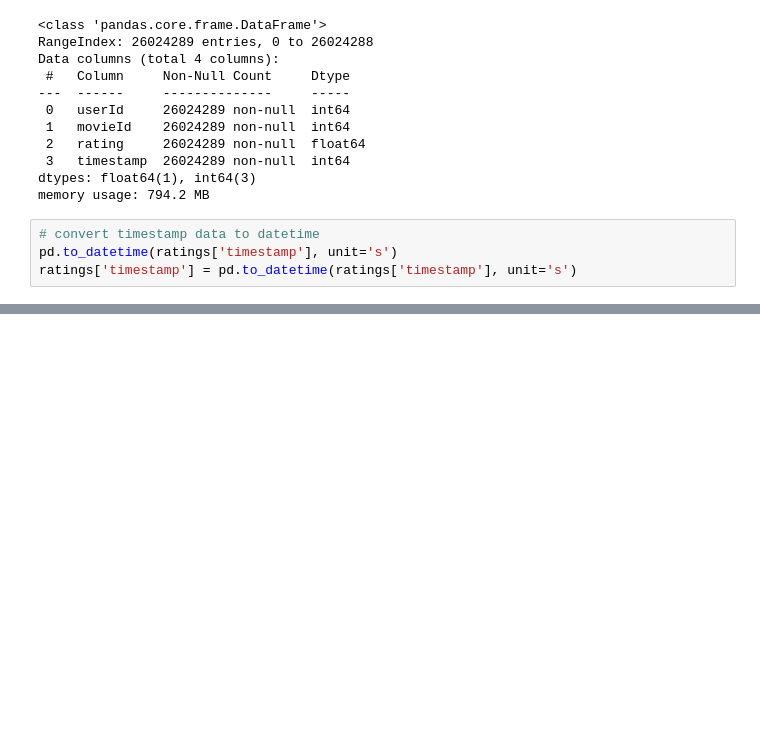
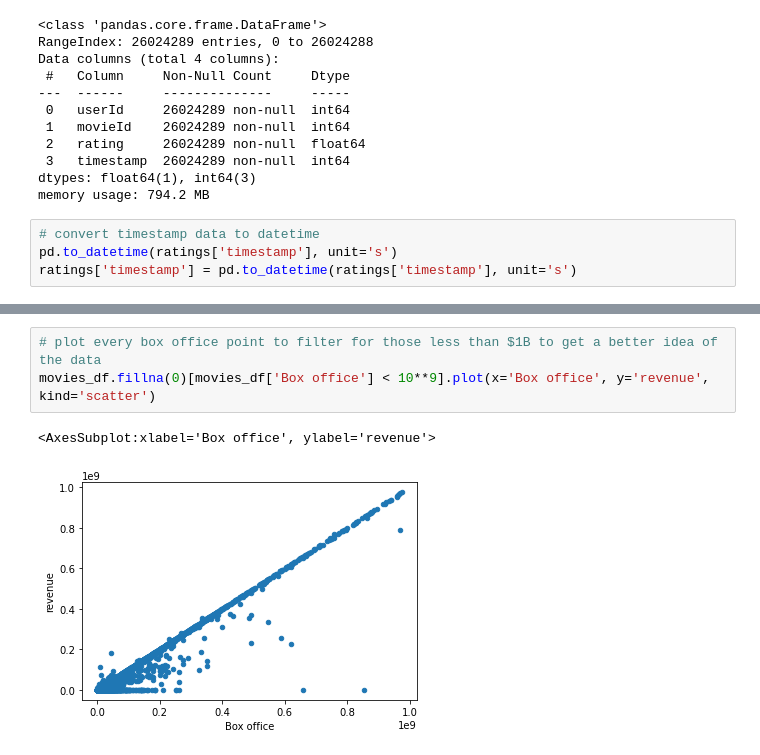
Before and after one commit to asliwinski23/Movies-ETL, a Jupyter notebook: Data Exploration.ipynb, the cells around one changed output, grey strips where cells are left out. Drawn from its saved outputs; the diff is of its cells as text; blank space fills up the shorter version.

```diff
--- a/Data Exploration.ipynb
+++ b/Data Exploration.ipynb
@@ -704,0 +781,6 @@ Name: rating, dtype: float64
+# %%
+# plot every box office point to filter for those less than $1B to get a better idea of the data
+movies_df.fillna(0)[movies_df['Box office'] < 10**9].plot(x='Box office', y='revenue', kind='scatter')
+# %% [output]
+<AxesSubplot:xlabel='Box office', ylabel='revenue'>
+[figure, added]
```
Also changed, not shown: parts of 31 cells of this notebook.
